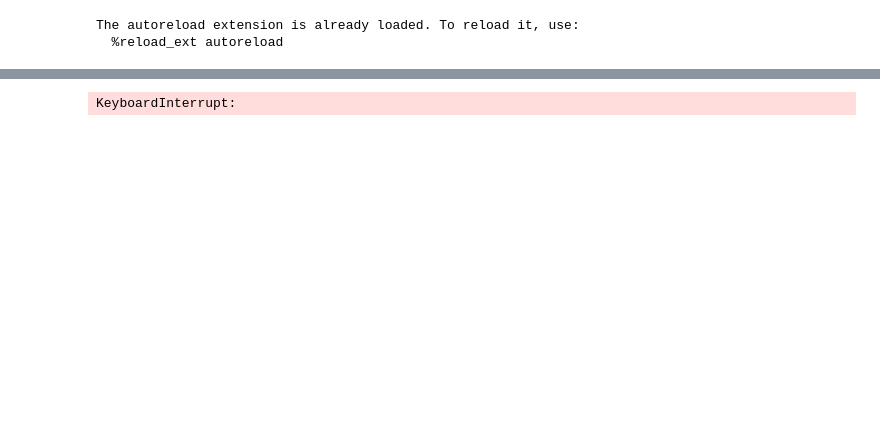
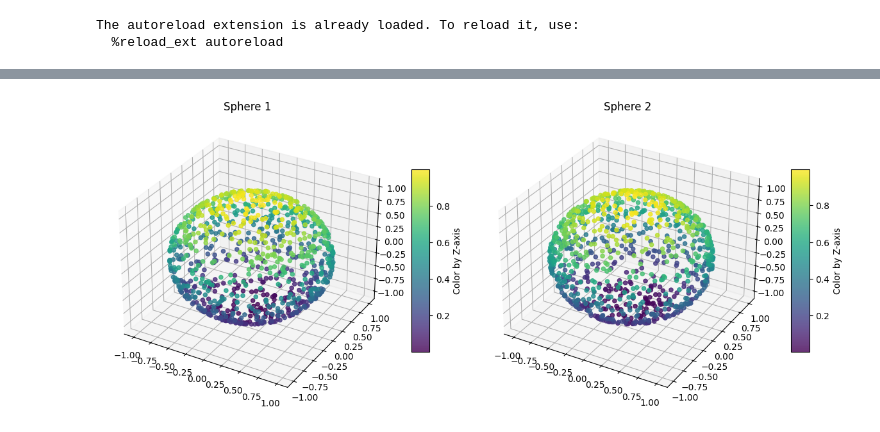
Before and after one commit to BosonicJustin/CLTheory, a Jupyter notebook: Sphere Reconstruction (vMF vs Normal) Identity.ipynb, the cells around one changed output, grey strips where cells are left out. Drawn from its saved outputs; the diff is of its cells as text; code cells hidden in the pictures; blank space fills up the shorter version.

```diff
--- a/Sphere Reconstruction (vMF vs Normal) Identity.ipynb
+++ b/Sphere Reconstruction (vMF vs Normal) Identity.ipynb
@@ -92,5 +89,8 @@ Loss: 8.723374366760254 Samples processed: 1
 # %%
 normal_concentration_param = 0.05
+
+sample_pair_fixed = lambda batch: sphere.sample_pair_normal(batch, normal_concentration_param)
+sample_uniform_fixed = lambda batch: sphere.uniform(batch)
 
 f_normal = get_mlp(
     n_in=data_dimension,
@@ -106,25 +106,15 @@ f_normal = get_mlp(
     output_normalization="fixed_sphere",
 ).to("cpu")
 
-h_normal = lambda z: f_normal(g(z))
+simclr_normal = SimCLR(
+    f_normal, g, sample_pair_fixed, sample_uniform_fixed, tau
+)
 
-adam_normal = torch.optim.Adam(f_normal.parameters(), lr=1e-4)
-
-loss_normal = SimCLRLoss(tau)
-
-for i in range(iterations):
-    z, z_sim = sphere.sample_pair_normal(batch, normal_concentration_param)
-
-    z_neg = sphere.uniform(batch)
-    z_enc = h_normal(z)
-    z_enc_sim = h_normal(z_sim)
-    z_enc_neg = h_normal(z_neg)
-    loss_result = training_step(z_enc, z_enc_sim, z_enc_neg, adam_normal, loss_normal)
-
-    if i % 250 == 1:
-        print('Loss:', loss_result, 'Samples processed:', i)
+f_normal = simclr_normal.train(batch, 2000)
+h = lambda z: f(g(z))
 
 z = sphere.uniform(1000)
-z_enc = h_normal(z)
+z_enc = h(z)
+
 visualize_spheres_side_by_side(plt, z, z_enc)
 # %% [output]
@@ -136 +129 @@ Loss: 8.625616073608398 Samples processed: 1001
-KeyboardInterrupt:
+[figure, added]
```
Also changed, not shown: parts of 4 cells of this notebook, 5 other files.
